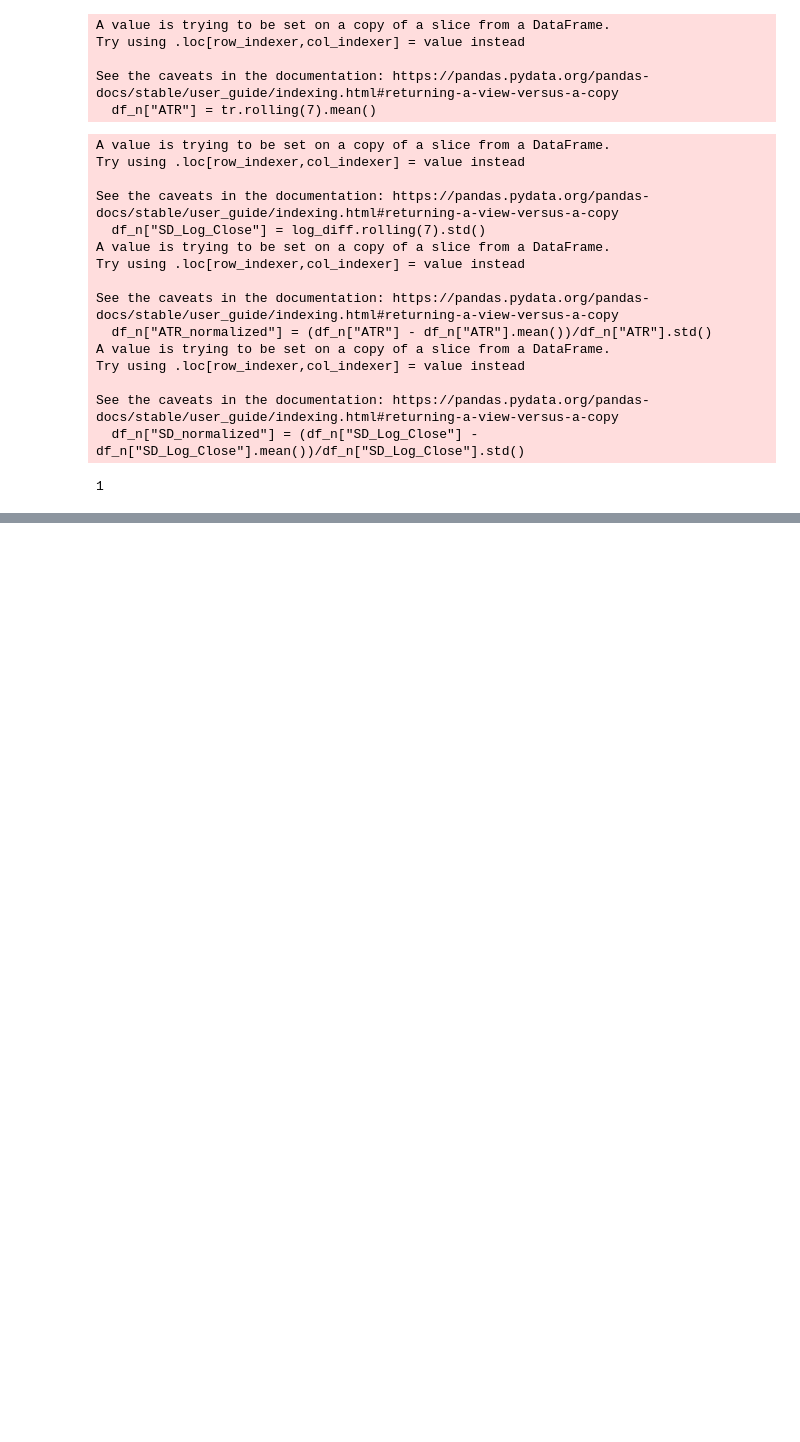
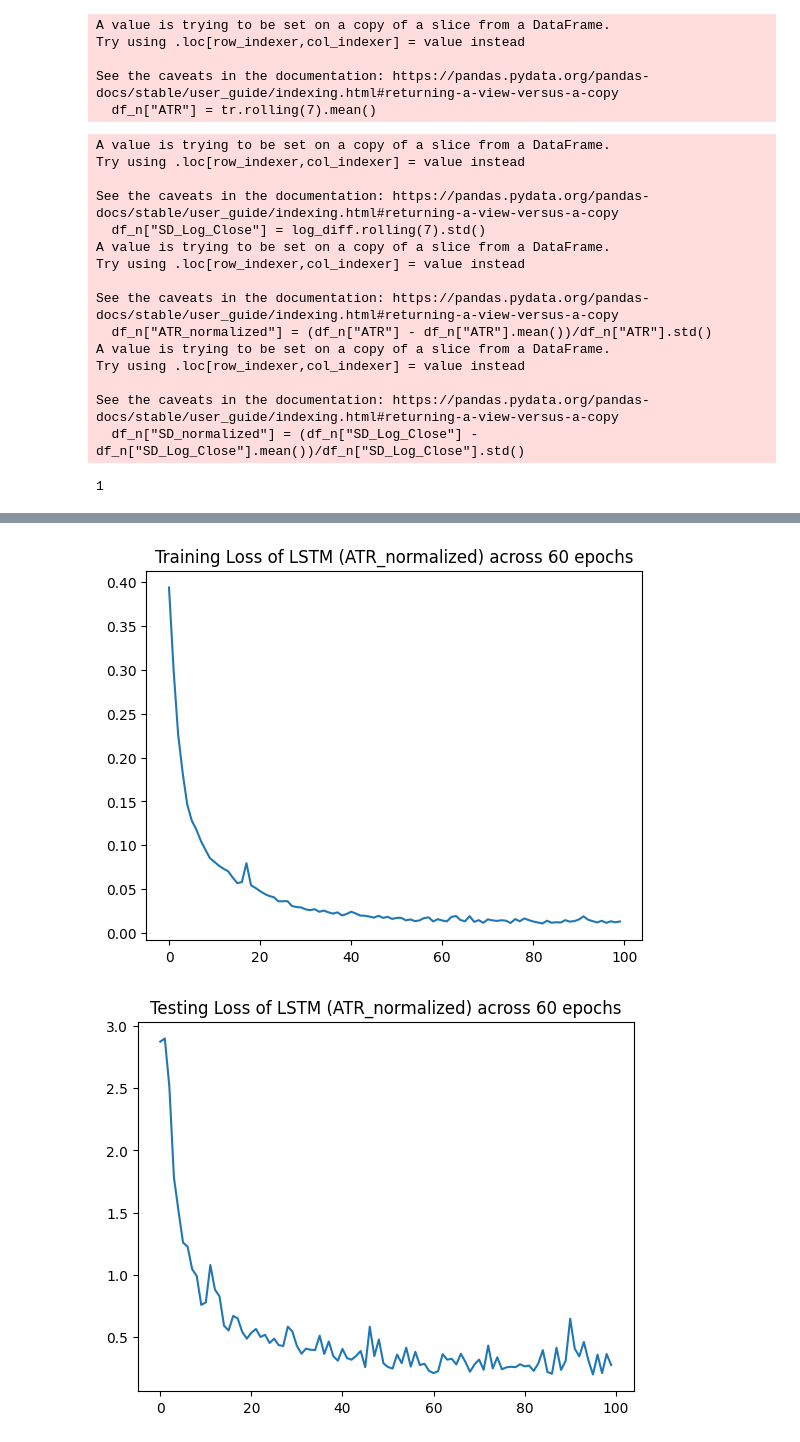
Before and after one commit to AkshayMurthy1/lstm-atr-prediction, a Jupyter notebook: stock-data/get_stock_data.ipynb, the cells around one changed output, grey strips where cells are left out. Drawn from its saved outputs; the diff is of its cells as text; code cells hidden in the pictures; blank space fills up the shorter version.

Commit message:
pipeline and atr recursive

```diff
--- a/stock-data/get_stock_data.ipynb
+++ b/stock-data/get_stock_data.ipynb
@@ -374,0 +469,5 @@ Text(0.5, 1.0, 'Testing Loss of LSTM (SD_normalized) across 60 epochs')
+# %%
+start = "2000-01-01"
+end = "2025-07-14"
+pipeline("SPY",start,end,metric="ATR_normalized")
+# %% [output]
@@ -374,0 +508,2 @@ Text(0.5, 1.0, 'Testing Loss of LSTM (SD_normalized) across 60 epochs')
+[figure, added]
+[figure, added]
```
Also changed, not shown: parts of 15 cells of this notebook, 2 other files.
